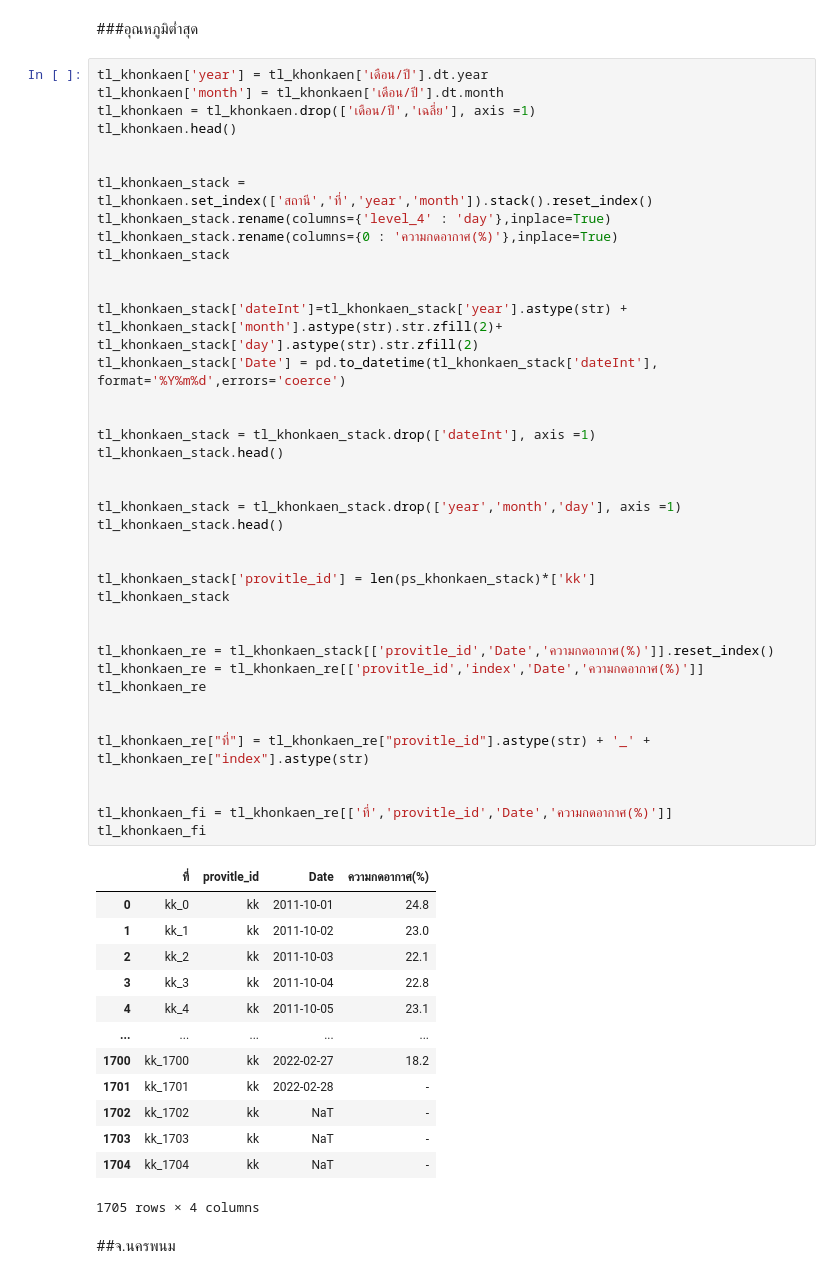
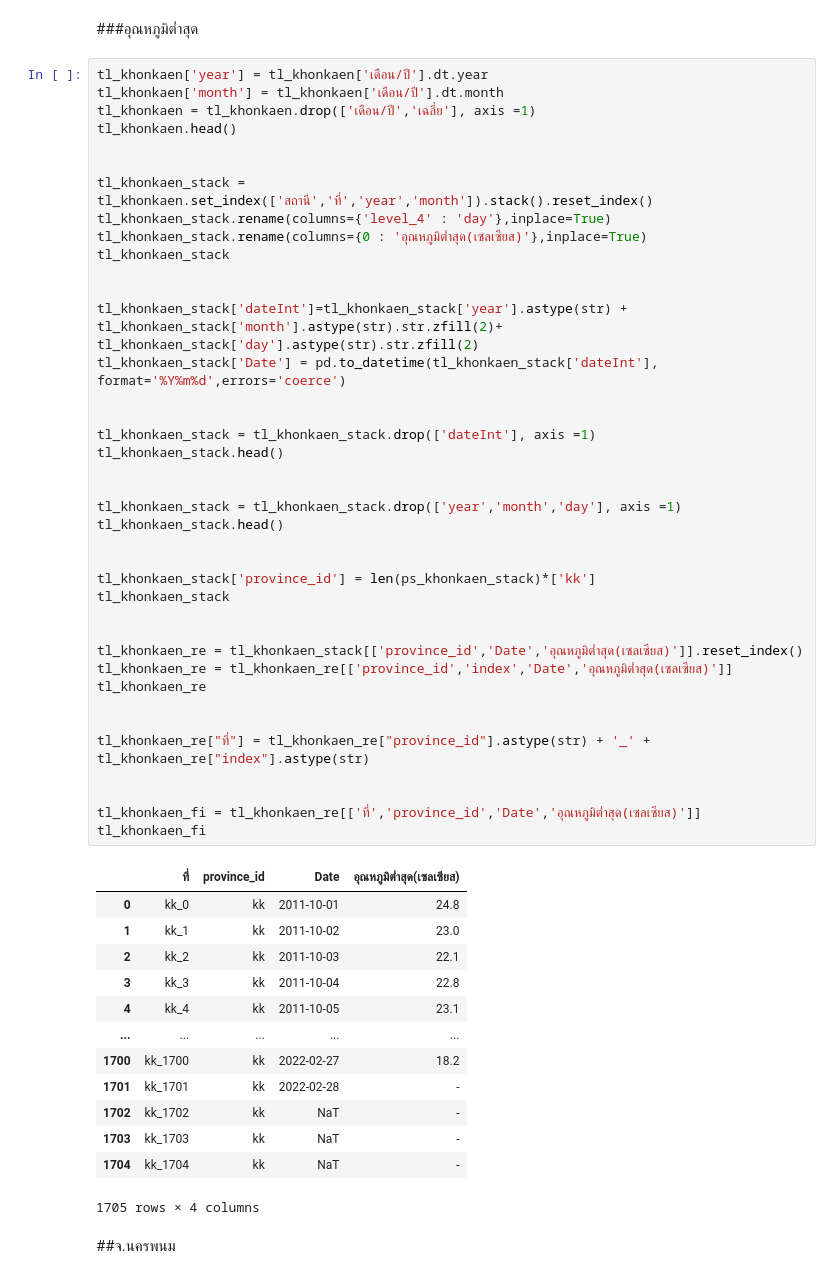
Before and after one commit to NarissaraYo/BSC_DPDM23, a Jupyter notebook: midterm_bscdpdm23.ipynb, the cells around one changed output. Cells and saved outputs as stored; diff of their text form.

```diff
--- a/midterm_bscdpdm23.ipynb
+++ b/midterm_bscdpdm23.ipynb
@@ -803,40 +806,40 @@ tl_khonkaen = tl_khonkaen.drop(['เดือน/ปี','เฉลี่ย'],
 tl_khonkaen.head()
 
 
 tl_khonkaen_stack = tl_khonkaen.set_index(['สถานี','ที่','year','month']).stack().reset_index()
 tl_khonkaen_stack.rename(columns={'level_4' : 'day'},inplace=True)
-tl_khonkaen_stack.rename(columns={0 : 'ความกดอากาศ(%)'},inplace=True)
+tl_khonkaen_stack.rename(columns={0 : 'อุณหภูมิต่ำสุด(เซลเซียส)'},inplace=True)
 tl_khonkaen_stack
 
 
 tl_khonkaen_stack['dateInt']=tl_khonkaen_stack['year'].astype(str) + tl_khonkaen_stack['month'].astype(str).str.zfill(2)+ tl_khonkaen_stack['day'].astype(str).str.zfill(2)
 tl_khonkaen_stack['Date'] = pd.to_datetime(tl_khonkaen_stack['dateInt'], format='%Y%m%d',errors='coerce')
 
 
 tl_khonkaen_stack = tl_khonkaen_stack.drop(['dateInt'], axis =1)
 tl_khonkaen_stack.head()
 
 
 tl_khonkaen_stack = tl_khonkaen_stack.drop(['year','month','day'], axis =1)
 tl_khonkaen_stack.head()
 
 
-tl_khonkaen_stack['provitle_id'] = len(ps_khonkaen_stack)*['kk']
+tl_khonkaen_stack['province_id'] = len(ps_khonkaen_stack)*['kk']
 tl_khonkaen_stack
 
 
-tl_khonkaen_re = tl_khonkaen_stack[['provitle_id','Date','ความกดอากาศ(%)']].reset_index()
-tl_khonkaen_re = tl_khonkaen_re[['provitle_id','index','Date','ความกดอากาศ(%)']]
+tl_khonkaen_re = tl_khonkaen_stack[['province_id','Date','อุณหภูมิต่ำสุด(เซลเซียส)']].reset_index()
+tl_khonkaen_re = tl_khonkaen_re[['province_id','index','Date','อุณหภูมิต่ำสุด(เซลเซียส)']]
 tl_khonkaen_re
 
 
-tl_khonkaen_re["ที่"] = tl_khonkaen_re["provitle_id"].astype(str) + '_' + tl_khonkaen_re["index"].astype(str)
+tl_khonkaen_re["ที่"] = tl_khonkaen_re["province_id"].astype(str) + '_' + tl_khonkaen_re["index"].astype(str)
 
 
-tl_khonkaen_fi = tl_khonkaen_re[['ที่','provitle_id','Date','ความกดอากาศ(%)']]
+tl_khonkaen_fi = tl_khonkaen_re[['ที่','province_id','Date','อุณหภูมิต่ำสุด(เซลเซียส)']]
 tl_khonkaen_fi
 # %% [output]
-|  | ที่ | provitle_id | Date | ความกดอากาศ(%) |
+|  | ที่ | province_id | Date | อุณหภูมิต่ำสุด(เซลเซียส) |
 | 0 | kk_0 | kk | 2011-10-01 | 24.8 |
 | 1 | kk_1 | kk | 2011-10-02 | 23.0 |
 | 2 | kk_2 | kk | 2011-10-03 | 22.1 |
```
Also changed, not shown: parts of 100 cells of this notebook.
